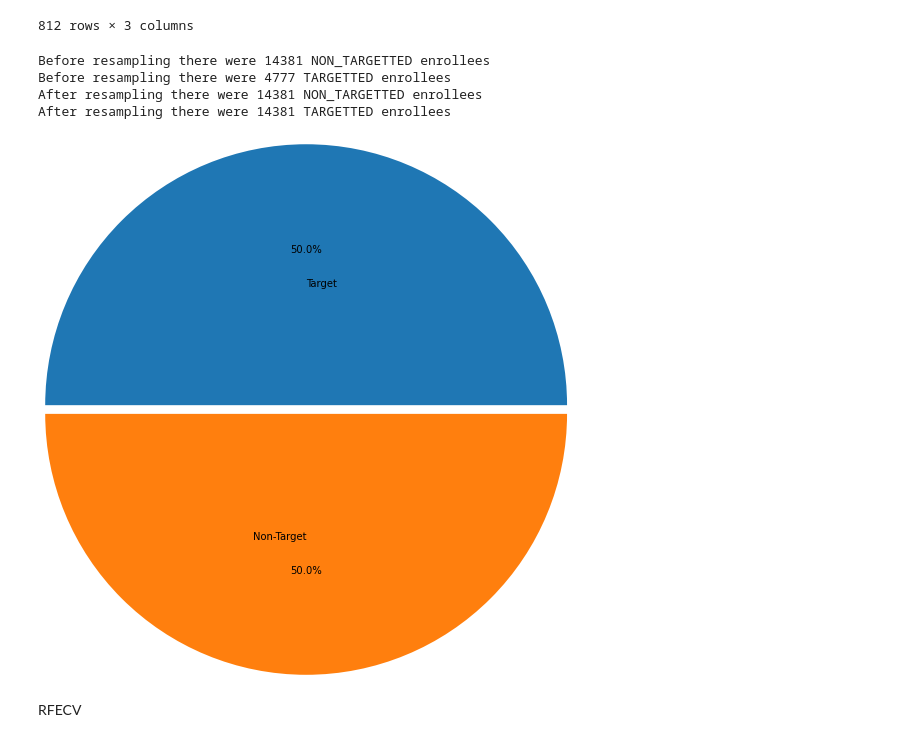
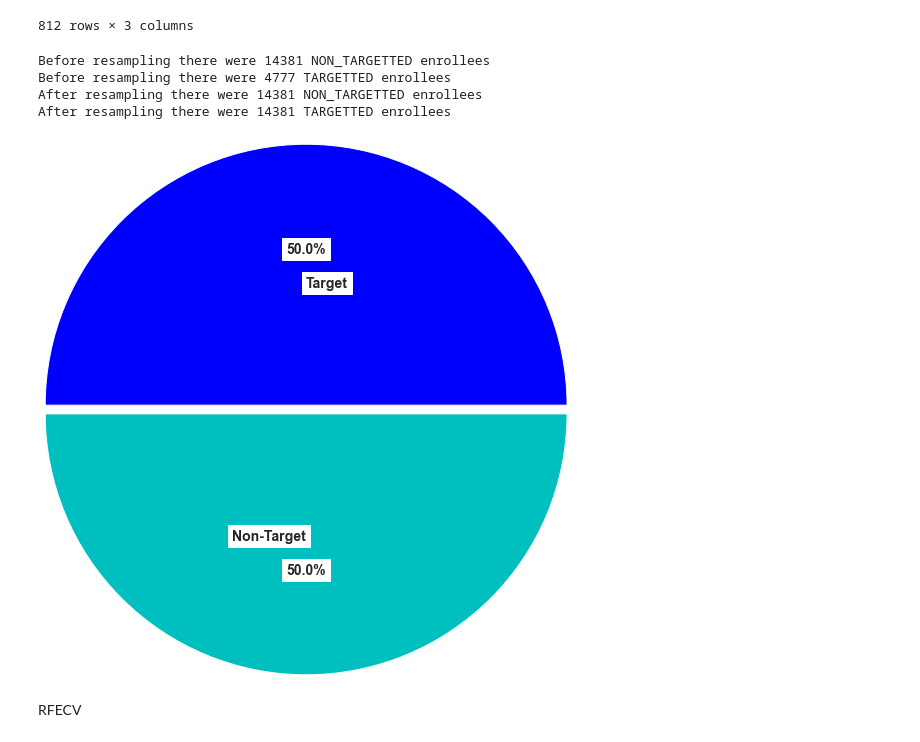
Before and after one commit to JordanFortney/recruitmentTargetsML, a Jupyter notebook: hrAnalytics.ipynb, the cells around one changed output. Drawn from its saved outputs; the diff is of its cells as text; code cells hidden in the pictures.

```diff
--- a/hrAnalytics.ipynb
+++ b/hrAnalytics.ipynb
@@ -70,6 +43,10 @@ from sklearn.ensemble import VotingClassifier
 
 import warnings
 warnings.filterwarnings('ignore')
+# %%
+# Set style colours for figures
+sns.set_style(style = 'dark')
+sns.set_palette(palette = 'winter')
 # %%
 hrTrain = pd.read_csv('aug_train.csv')
 hrTrain
@@ -726,18 +703,18 @@ Xsm, Ysm = overSample.fit_resample(X, Y)
 # %%
 print(f"Before resampling there were {len(Y.loc[(Y['target'] == 0.0)])} NON_TARGETTED enrollees")
 print(f"Before resampling there were {len(Y.loc[(Y['target'] == 1.0)])} TARGETTED enrollees")
 print(f"After resampling there were {len(Ysm.loc[(Ysm['target'] == 0.0)])} NON_TARGETTED enrollees")
 print(f"After resampling there were {len(Ysm.loc[(Ysm['target'] == 1.0)])} TARGETTED enrollees")
 
 targetCountsSM = Ysm['target'].value_counts()
-plt.pie(targetCountsSM, explode = (0, 0.1), labels = ['Non-Target', 'Target'], autopct='%1.1f%%', radius = 3, labeldistance = -0.5)
+plt.pie(targetCountsSM, explode = (0, 0.1), labels = ['Non-Target', 'Target'], autopct='%1.1f%%', radius = 3, labeldistance = -0.5, colors = ['b', 'c'], textprops={'fontsize': 14, 'backgroundcolor': 'w', 'weight': 'bold'})
 plt.show()
 # %% [output]
 Before resampling there were 14381 NON_TARGETTED enrollees
 Before resampling there were 4777 TARGETTED enrollees
 After resampling there were 14381 NON_TARGETTED enrollees
 After resampling there were 14381 TARGETTED enrollees
-[figure, old version]
+[figure, new version]
 # %% [markdown]
 RFECV
 # %%
```
Also changed, not shown: parts of 48 cells of this notebook.
